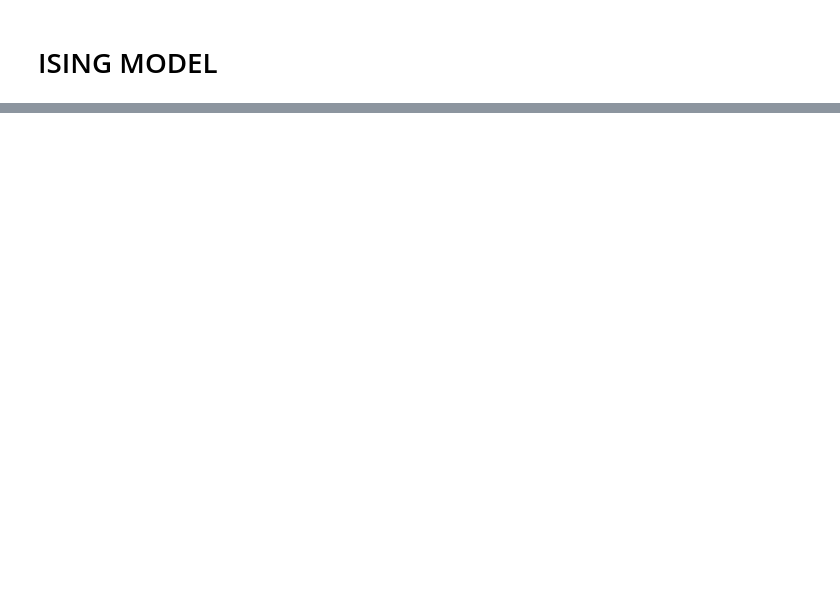
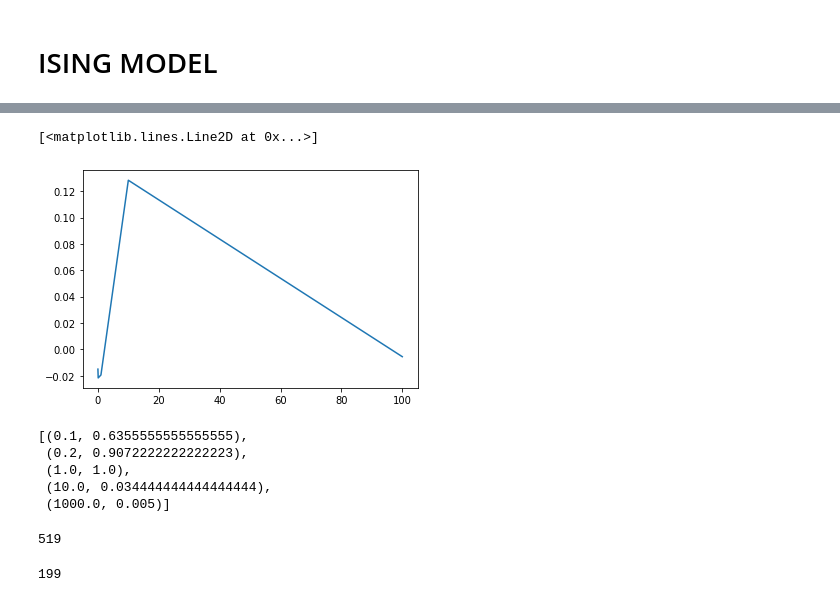
Before and after one commit to alifele/Montecarlo-and-Molecular-dynamics, a Jupyter notebook: Python/Metropolis and Ising/Metropolis.ipynb, the cells around one changed output, grey strips where cells are left out. Cells and saved outputs as stored; diff of their text form; code cells hidden in the pictures; blank space fills up the shorter version.

```diff
--- a/Python/Metropolis and Ising/Metropolis.ipynb
+++ b/Python/Metropolis and Ising/Metropolis.ipynb
@@ -155,0 +184,22 @@ for i in range(L):
+# %%
+M_list = np.array(M_list)
+plt.plot(M_list[:,0],M_list[:,1])
+# %% [output]
+[<matplotlib.lines.Line2D at 0x...>]
+[figure, added]
+# %%
+M_list
+# %% [output]
+[(0.1, 0.6355555555555555),
+ (0.2, 0.9072222222222223),
+ (1.0, 1.0),
+ (10.0, 0.034444444444444444),
+ (1000.0, 0.005)]
+# %%
+i
+# %% [output]
+519
+# %%
+j
+# %% [output]
+199
```
Also changed, not shown: parts of 16 cells of this notebook.
